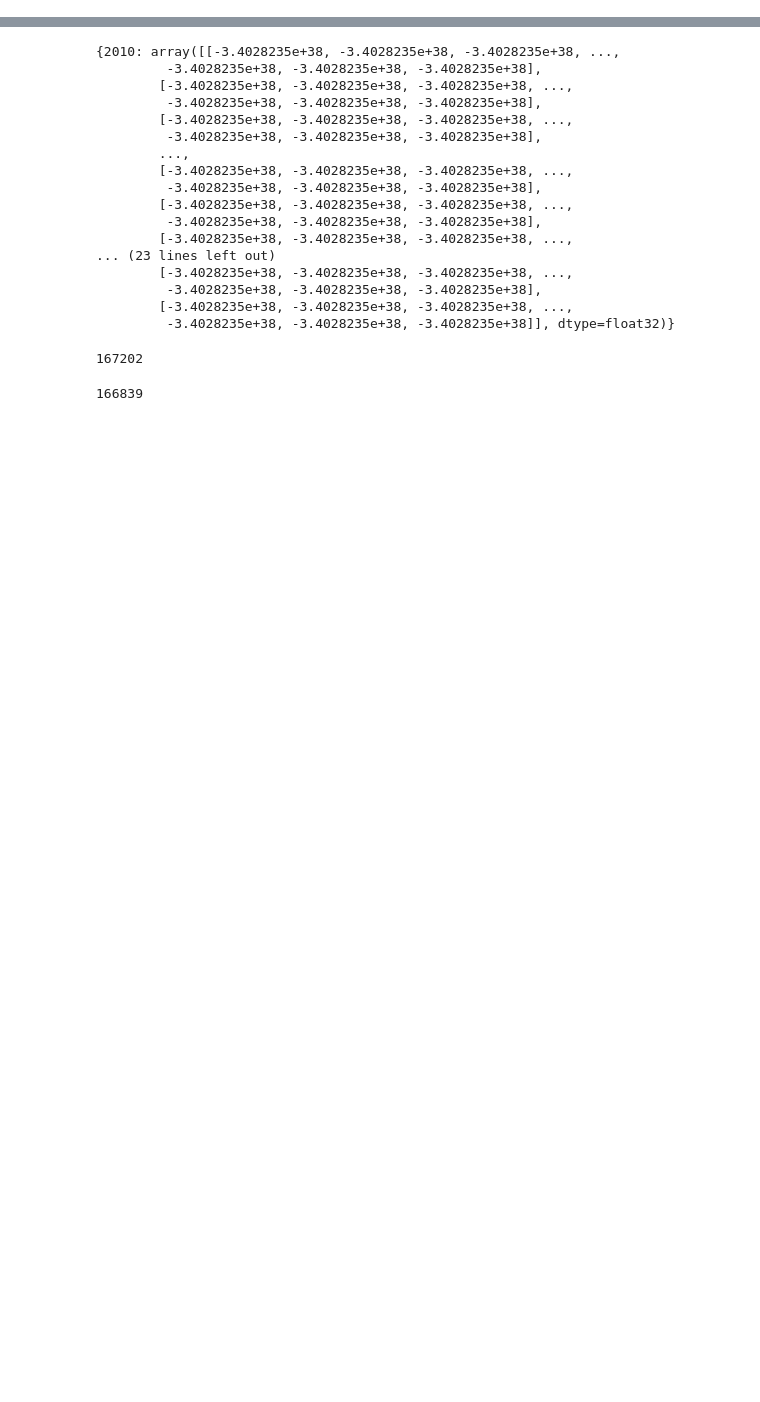
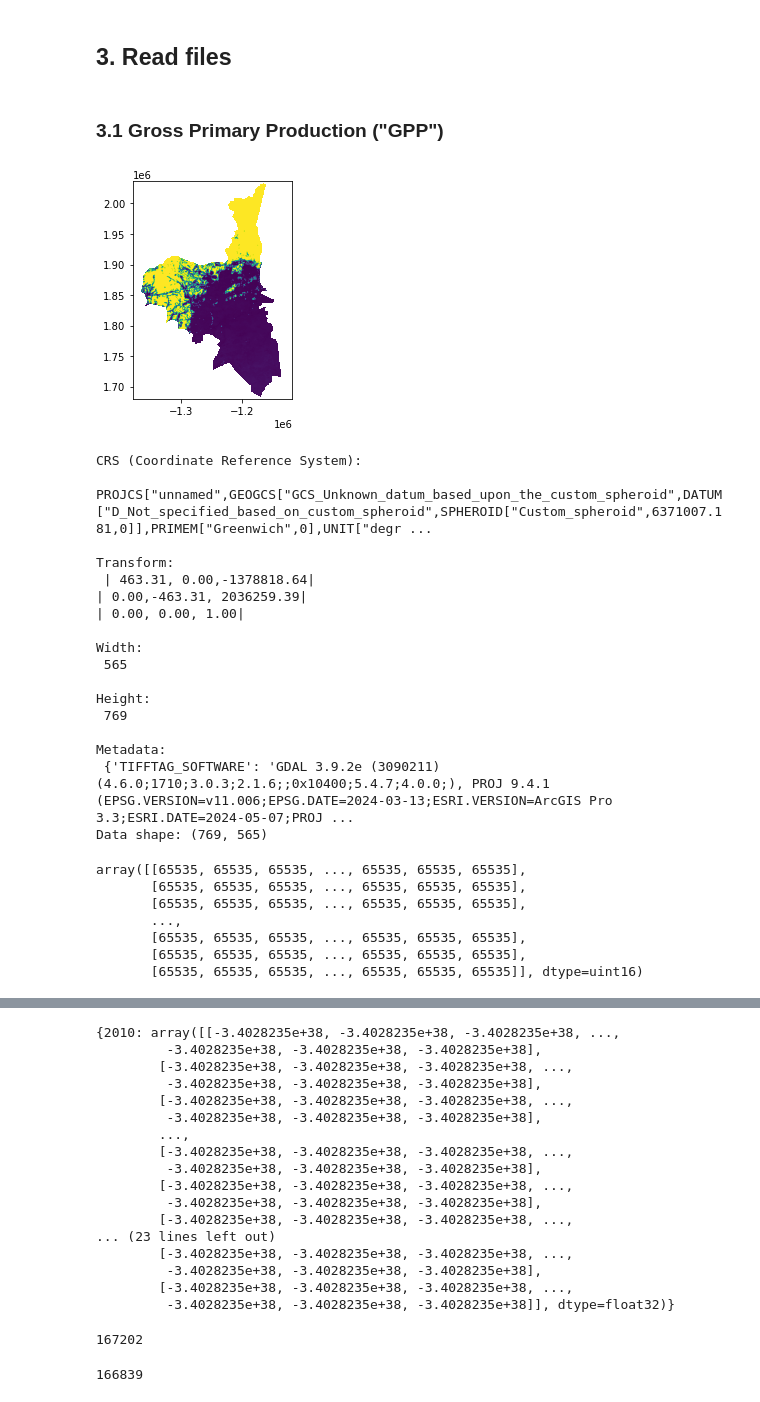
Before and after one commit to SourabhMulik/START_Hackathon, a Jupyter notebook: EDA.ipynb, the cells around one changed output, grey strips where cells are left out. Drawn from its saved outputs; the diff is of its cells as text; code cells hidden in the pictures; blank space fills up the shorter version.

Commit message:
tidy up EDA notebook: move content in "go_through_datasets.ipynb" and "road_stream_reproject.ipynb" to "EDA.ipynb", then move them to ss folder (in case of deletion of useful info by mistake)

```diff
--- a/EDA.ipynb
+++ b/EDA.ipynb
@@ -363,0 +44,24 @@ Error processing Datasets_Hackathon\Gridded_Population_Density_Data\Assaba_Pop_2
+# %%
+'''function for reading .tif files'''
+
+def read_geotiff(tif_path, plot=False):
+
+    with rasterio.open(tif_path) as tif:
+
+        # visualize tiff data
+        if plot is True:
+            show(tif)
+
+        # obtain geographical info
+        print("CRS (Coordinate Reference System):\n", tif.crs)
+        print("\nTransform:\n", tif.transform)  # projection matrix
+        print("\nWidth:\n", tif.width)
+        print("\nHeight:\n", tif.height)
+        print("\nMetadata:\n",tif.tags())
+
+        # read data
+        tif_data = tif.read(1)  # read
+        print("Data shape:", tif_data.shape)
+
+        # return data
+        return tif_data
@@ -363,0 +149,37 @@ Error processing Datasets_Hackathon\Gridded_Population_Density_Data\Assaba_Pop_2
+# %% [markdown]
+## 3. Read files
+# %% [markdown]
+### 3.1 Gross Primary Production ("GPP")
+# %%
+# explore a GPP data
+GPP_2010 = read_geotiff(
+    tif_path = 'Datasets_Hackathon/Gross_Primary_Production_GPP/2010_GP.tif',
+    plot = True
+    )
+GPP_2010
+# %% [output]
+[figure, added]
+CRS (Coordinate Reference System):
+ PROJCS["unnamed",GEOGCS["GCS_Unknown_datum_based_upon_the_custom_spheroid",DATUM["D_Not_specified_based_on_custom_spheroid",SPHEROID["Custom_spheroid",6371007.181,0]],PRIMEM["Greenwich",0],UNIT["degr ...
+
+Transform:
+ | 463.31, 0.00,-1378818.64|
+| 0.00,-463.31, 2036259.39|
+| 0.00, 0.00, 1.00|
+
+Width:
+ 565
+
+Height:
+ 769
+
+Metadata:
+ {'TIFFTAG_SOFTWARE': 'GDAL 3.9.2e (3090211) (4.6.0;1710;3.0.3;2.1.6;;0x10400;5.4.7;4.0.0;), PROJ 9.4.1 (EPSG.VERSION=v11.006;EPSG.DATE=2024-03-13;ESRI.VERSION=ArcGIS Pro 3.3;ESRI.DATE=2024-05-07;PROJ ...
+Data shape: (769, 565)
+array([[65535, 65535, 65535, ..., 65535, 65535, 65535],
+       [65535, 65535, 65535, ..., 65535, 65535, 65535],
+       [65535, 65535, 65535, ..., 65535, 65535, 65535],
+       ...,
+       [65535, 65535, 65535, ..., 65535, 65535, 65535],
+       [65535, 65535, 65535, ..., 65535, 65535, 65535],
+       [65535, 65535, 65535, ..., 65535, 65535, 65535]], dtype=uint16)
```
Also changed, not shown: parts of 61 cells of this notebook, 1 other file.
